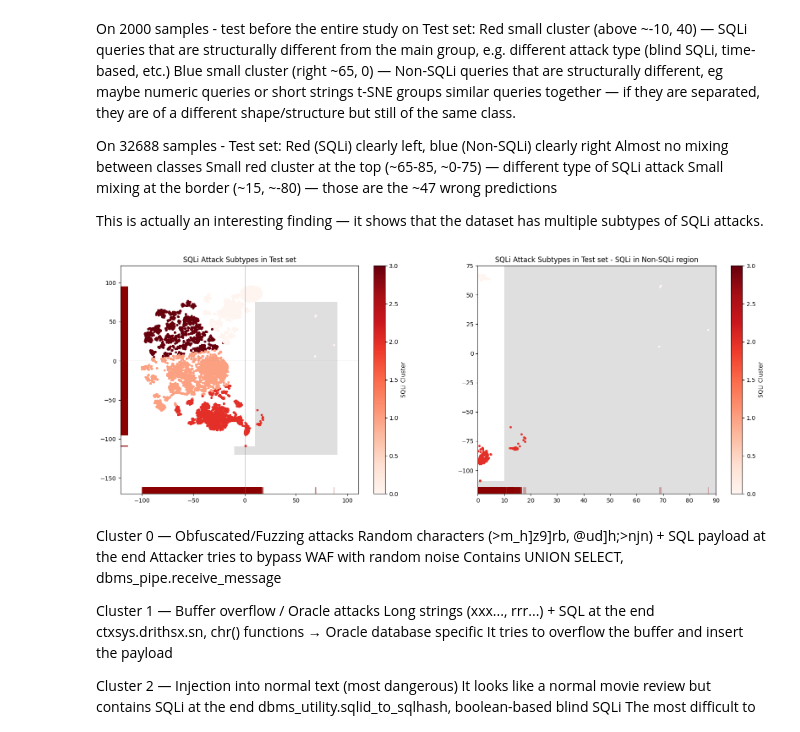
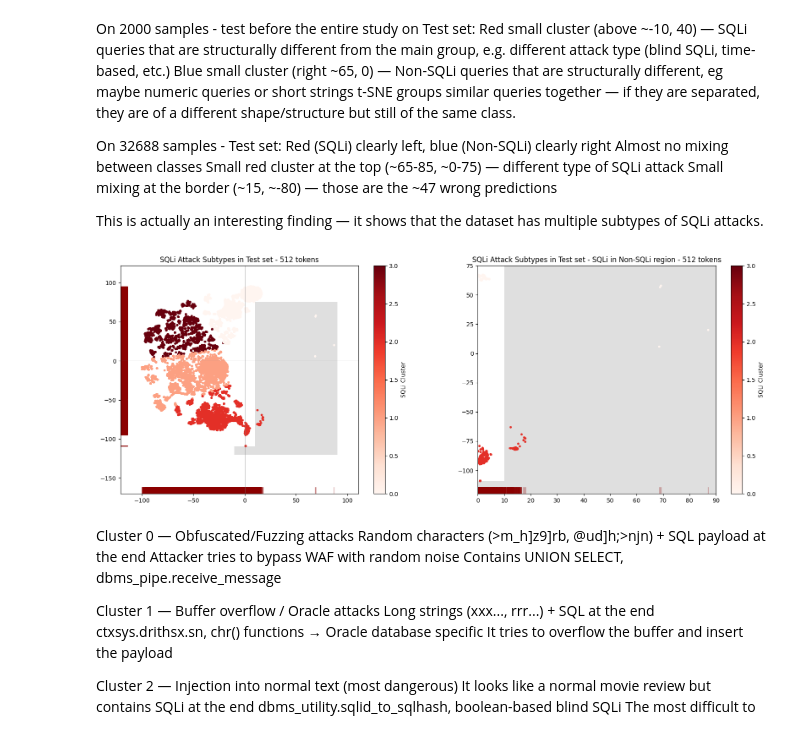
Before and after one commit to viserionnina/bert-sqli-detection, a Jupyter notebook: notebooks/fine_tuning_bert.ipynb, the cells around one changed output. Drawn from its saved outputs; the diff is of its cells as text; code cells hidden in the pictures.

```diff
--- a/notebooks/fine_tuning_bert.ipynb
+++ b/notebooks/fine_tuning_bert.ipynb
@@ -1011,37 +1011,37 @@ ax_1 = ax[1].scatter(sqli_points[:, 0], sqli_points[:, 1], c=cluster_labels, cma
 ax[1].set_xlim(0,90)
 ax[1].set_ylim(-120,75)
 
 #grey box/rectangle - (x, y_start), width, height in bottom left corner, width(x1-x2), height(y1-y2), zorder - goes below points
 rect = Rectangle((10, -120), 80, 195, facecolor='grey', alpha=0.25, zorder=0, lw=1.5)
 rect2 = Rectangle((-10, -120), 20, 11, facecolor='grey', alpha=0.25, zorder=0, lw=1.5)
 rect3 = Rectangle((10, -120), 80, 195, facecolor='grey', alpha=0.25, zorder=0, lw=1.5)
 rect4 = Rectangle((0, -120), 10, 11, facecolor='grey', alpha=0.25, zorder=0, lw=1.5)
 ax[0].add_patch(rect)
 ax[0].add_patch(rect2)
 ax[1].add_patch(rect3)
 ax[1].add_patch(rect4)
 
 sns.rugplot(x=sqli_points[:, 0], y=sqli_points[:, 1], ax=ax[0], alpha=0.4, height=0.03, color='darkred')
 sns.rugplot(x=sqli_points[:, 0], ax=ax[1], alpha=0.4, height=0.03, color='darkred')
 
 ax[0].axvline(x=0, color='grey', linestyle='-', lw=0.5)
 ax[0].axhline(y=0, color='grey', linestyle='-', lw=0.5)
 
 plt.colorbar(ax_0, label='SQLi Cluster')
 plt.colorbar(ax_1, label='SQLi Cluster')
-ax[0].set_title('SQLi Attack Subtypes in Test set')
-ax[1].set_title('SQLi Attack Subtypes in Test set - SQLi in Non-SQLi region')
-plt.savefig('../results/sqli_clusters_test.png', dpi=300)
+ax[0].set_title('SQLi Attack Subtypes in Test set - 512 tokens')
+ax[1].set_title('SQLi Attack Subtypes in Test set - SQLi in Non-SQLi region - 512 tokens')
+plt.savefig('../results/sqli_clusters_test_512_tokens.png', dpi=300)
 plt.show()
 
 #for cluster_id in range(4):
 #    print(f"\n--- Cluster {cluster_id} ---")
 #    cluster_mask = cluster_labels == cluster_id
 #    # dohvati originalne upite tog klastera
 #    sqli_queries = test_df[test_df['label'] == 1]['query'].values
 #    print(sqli_queries[cluster_mask][:3])
 # %% [output]
-[figure, old version]
+[figure, new version]
 # %% [markdown]
 Cluster 0 — Obfuscated/Fuzzing attacks
 Random characters (>m_h]z9]rb, @ud]h;>njn) + SQL payload at the end
```
Also changed, not shown: parts of 15 cells of this notebook, 11 other files.
